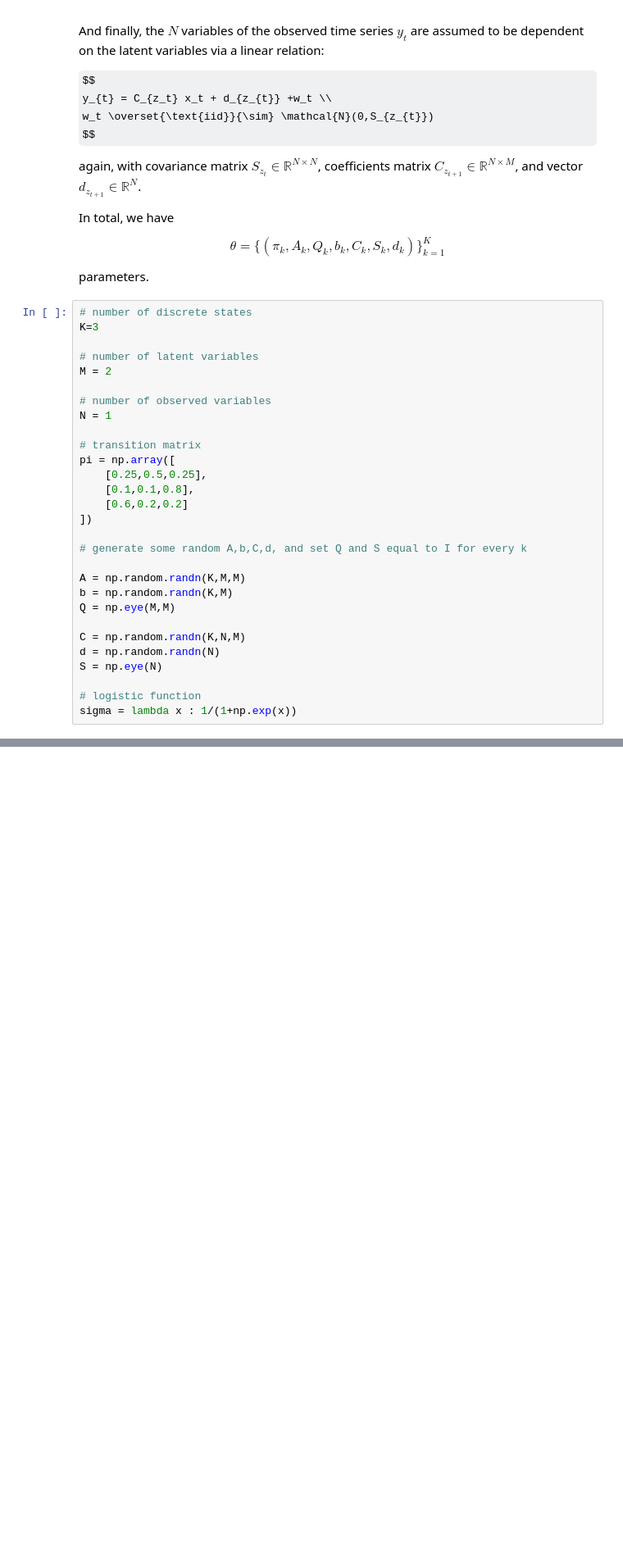
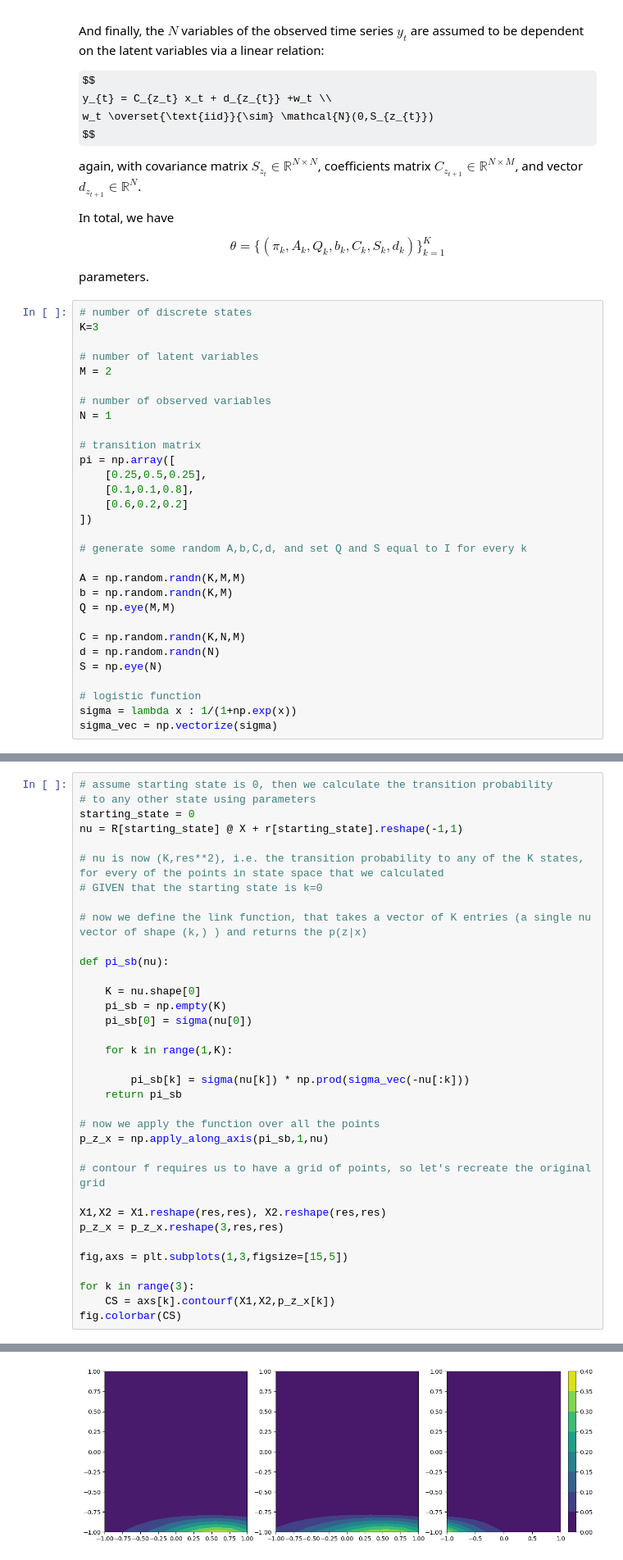
Before and after one commit to zanocrate/slds-it, a Jupyter notebook: notebook.ipynb, the cells around one changed output, grey strips where cells are left out. Shown at 82% size. Drawn from its saved outputs; the diff is of its cells as text; some formulas as TeX source; blank space fills up the shorter version.

```diff
--- a/notebook.ipynb
+++ b/notebook.ipynb
@@ -74,6 +74,7 @@ S = np.eye(N)
 
 # logistic function
 sigma = lambda x : 1/(1+np.exp(x))
+sigma_vec = np.vectorize(sigma)
 # %% [markdown]
 ## Recurrent Switching State Space Models
 
@@ -137,0 +137,36 @@ for k in range(K):
+# %%
+# assume starting state is 0, then we calculate the transition probability
+# to any other state using parameters
+starting_state = 0
+nu = R[starting_state] @ X + r[starting_state].reshape(-1,1)
+
+# nu is now (K,res**2), i.e. the transition probability to any of the K states, for every of the points in state space that we calculated
+# GIVEN that the starting state is k=0
+
+# now we define the link function, that takes a vector of K entries (a single nu vector of shape (k,) ) and returns the p(z|x)
+
+def pi_sb(nu):
+
+    K = nu.shape[0]
+    pi_sb = np.empty(K)
+    pi_sb[0] = sigma(nu[0])
+
+    for k in range(1,K):
+
+        pi_sb[k] = sigma(nu[k]) * np.prod(sigma_vec(-nu[:k]))
+    return pi_sb
+
+# now we apply the function over all the points
+p_z_x = np.apply_along_axis(pi_sb,1,nu)
+
+# contour f requires us to have a grid of points, so let's recreate the original grid
+
+X1,X2 = X1.reshape(res,res), X2.reshape(res,res)
+p_z_x = p_z_x.reshape(3,res,res)
+
+fig,axs = plt.subplots(1,3,figsize=[15,5])
+
+for k in range(3):
+    CS = axs[k].contourf(X1,X2,p_z_x[k])
+fig.colorbar(CS)
+# %% [output]
@@ -137,0 +174 @@ for k in range(K):
+[figure, added]
```
Also changed, not shown: parts of 4 cells of this notebook.
